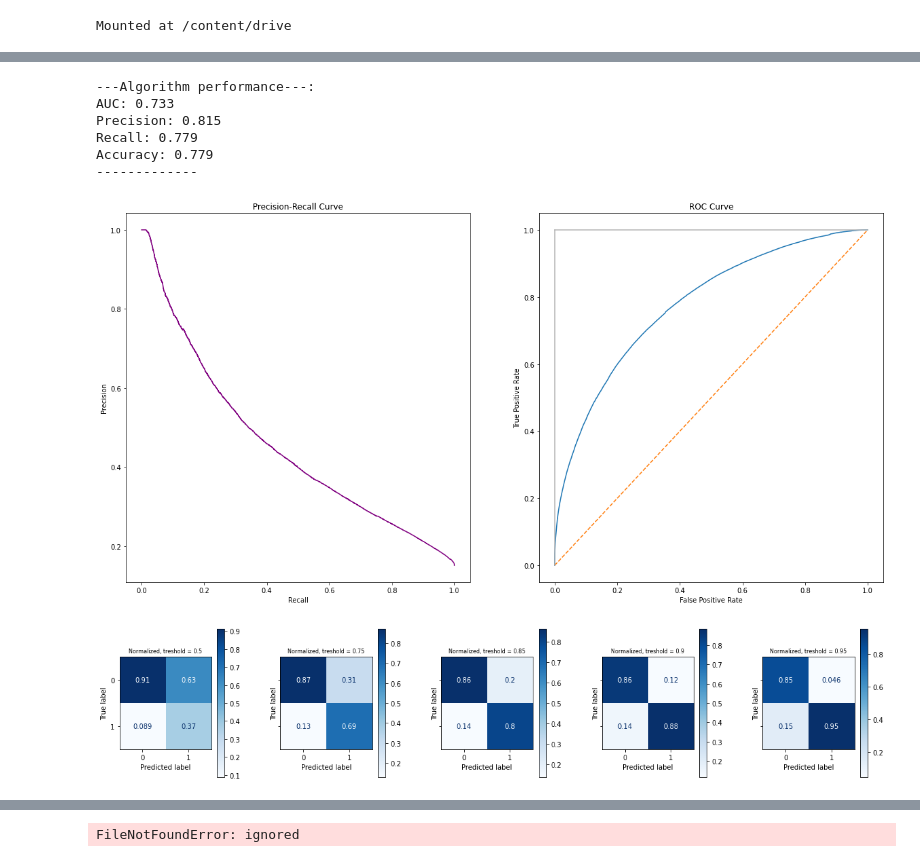
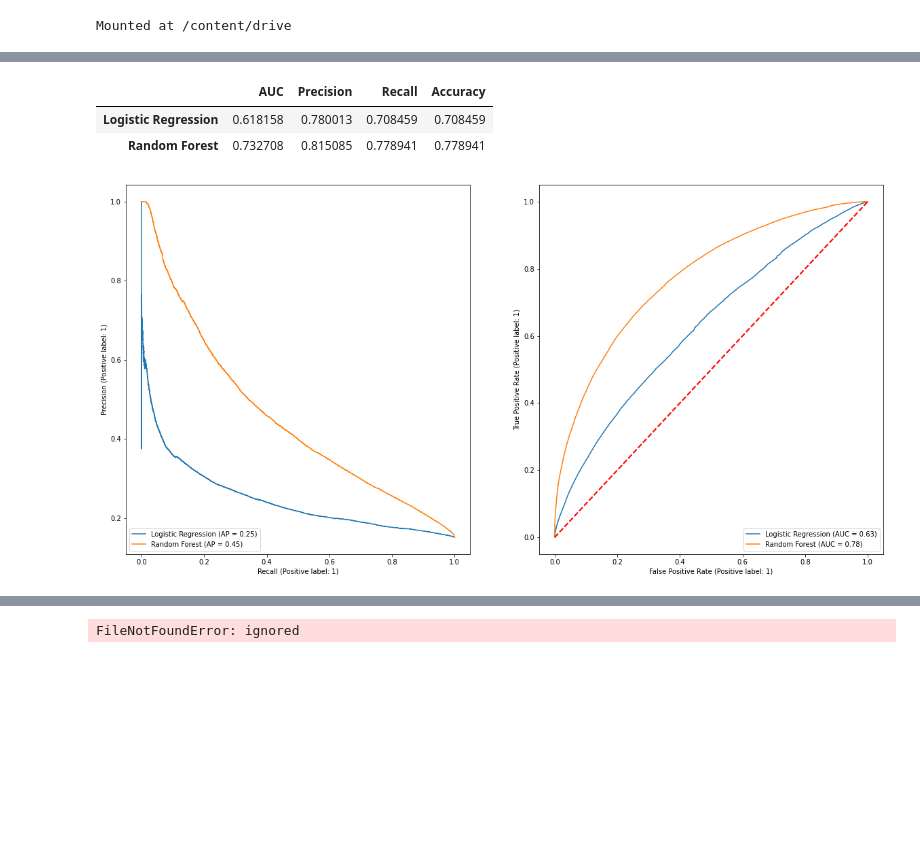
Before and after one commit to omerfalach/Death-Classification-FAERS, a Jupyter notebook: Modeling.ipynb, the cells around one changed output, grey strips where cells are left out. Saved outputs shown, nothing was run; the diff lists cells and outputs as text; code cells hidden in the pictures; blank space fills up the shorter version.

```diff
--- a/Modeling.ipynb
+++ b/Modeling.ipynb
@@ -385,16 +380,16 @@ filename = '/content/drive/MyDrive/Colab Notebooks/drug_tf_idf_Random_Forest.pkl
 # pickle.dump(models[0], open(filename, 'wb'))
 ###Results
 drug_tfidf_rforest = pickle.load(open(filename, 'rb'))
-op.get_results(drug_tfidf_rforest,test_features,test_labels)
+# op.get_results(drug_tfidf_rforest,test_features,test_labels)
-# %% [output]
----Algorithm performance---:
-AUC: 0.733
-Precision: 0.815
-Recall: 0.779
-Accuracy: 0.779
--------------
-[figure, removed]
-[figure, removed]
+# %%
+drug_tf_idf_classifiers = {'Logistic Regression': drug_tfidf_logreg,'Random Forest': drug_tfidf_rforest}
+d = op.compare_classifiers(drug_tf_idf_classifiers,test_features,test_labels)
+d
+# %% [output]
+|  | AUC | Precision | Recall | Accuracy |
+| Logistic Regression | 0.618158 | 0.780013 | 0.708459 | 0.708459 |
+| Random Forest | 0.732708 | 0.815085 | 0.778941 | 0.778941 |
+[figure, added]
 # %%
 ##Training - Using_tf-idf_vectorizer_for_indi_pt_feature_5Folds
 ##Logistic_Regression
```
Also changed, not shown: parts of 11 cells of this notebook.
